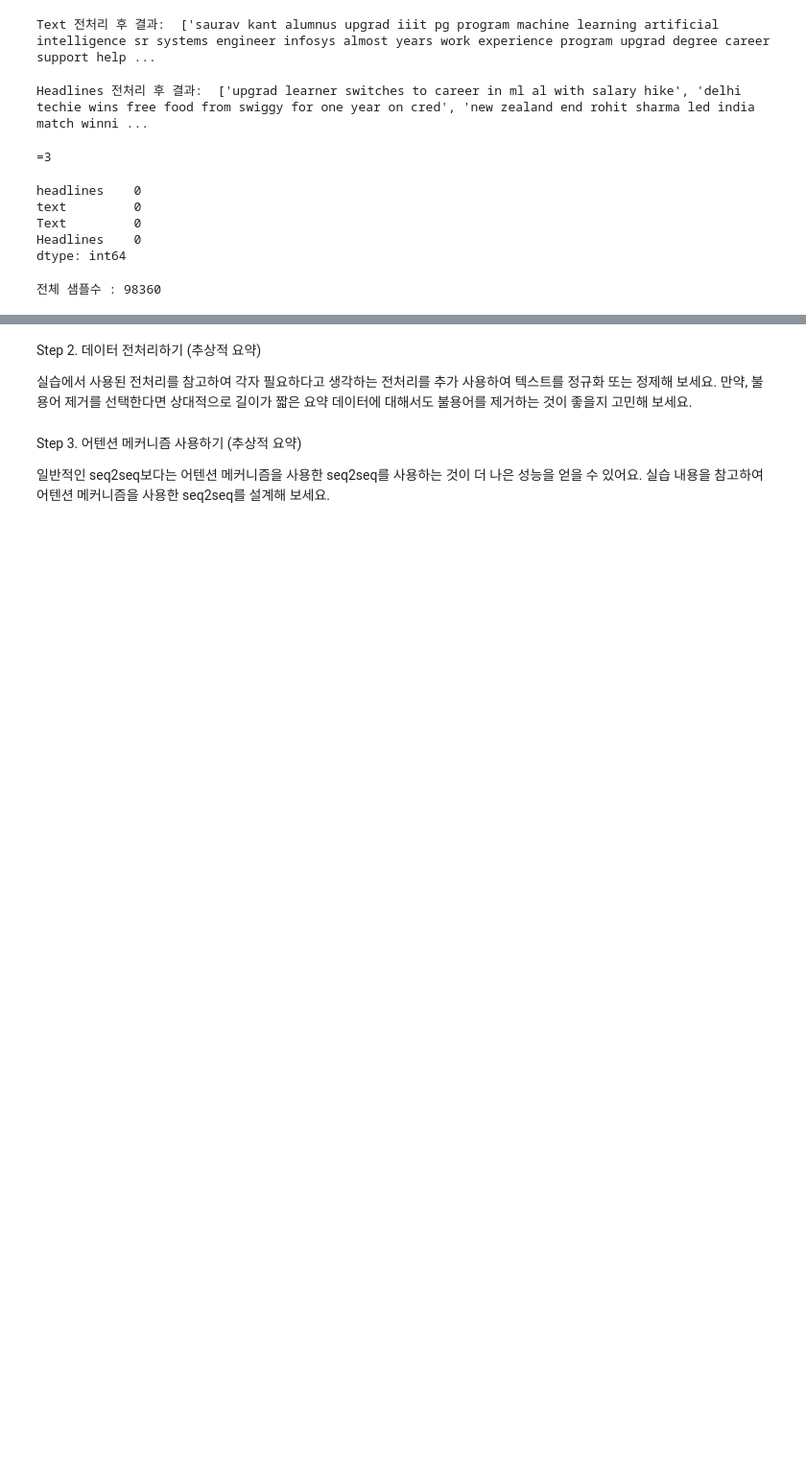
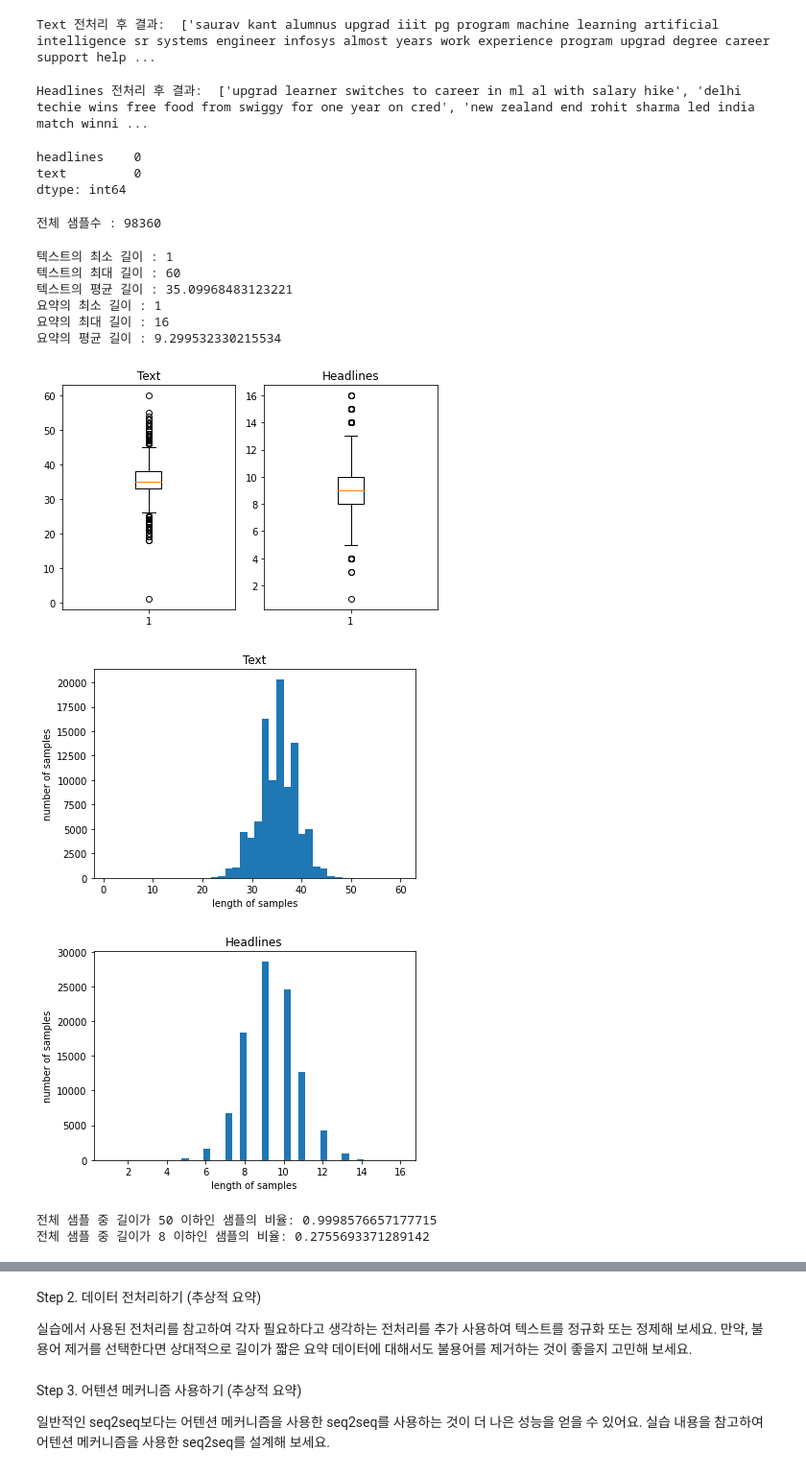
Before and after one commit to yhs2773/AIFFEL, a Jupyter notebook: Exploration/12/[Exp-12] 뉴스 요약봇 만들기.ipynb, the cells around one changed output, grey strips where cells are left out. Shown at 96% size. Drawn from its saved outputs; the diff is of its cells as text; code cells hidden in the pictures; blank space fills up the shorter version.

```diff
--- a/Exploration/12/[Exp-12] 뉴스 요약봇 만들기.ipynb
+++ b/Exploration/12/[Exp-12] 뉴스 요약봇 만들기.ipynb
@@ -219,22 +216,17 @@ Headlines 전처리 후 결과:  ['upgrad learner switches to career in ml al wi
 # 보다 쉽게 확인하기 위해 데이터들을 데이터프레임에 재저장할게요.
 # 빈(empty) 값을 가진 샘플들이 있다면, 모두 Null 값을 가진 샘플로 대체해요.
 
-data['Text'] = clean_text
-data['Headlines'] = clean_headlines
+data['text'] = clean_text
+data['headlines'] = clean_headlines
 
 # 빈 값을 Null 값으로 변환
 data.replace('', np.nan, inplace=True)
-print('=3')
-# %% [output]
-=3
 # %%
 # 이전과 같이 .isnull().sum()을 사용해서 Null 값이 생겼는지 해볼게요.
 data.isnull().sum()
 # %% [output]
 headlines    0
 text         0
-Text         0
-Headlines    0
 dtype: int64
 # %%
 # Summary 열에서 70개의 Null 값이 생겼네요.
@@ -247,40 +239,50 @@ print('전체 샘플수 :', (len(data)))
 # %%
 # 필요 없는 단어를 모두 솎아낸 데이터를 가지게 되었으니, 이제 훈련에 사용할 샘플의 최대 길이를 정해줄 차례에요.
 
-# Text와 Summary의 최소, 최대, 평균 길이를 구하고 또한 길이 분포를 시각화해서 볼게요.
+# Text와 Headlines의 최소, 최대, 평균 길이를 구하고 또한 길이 분포를 시각화해서 볼게요.
 # 길이 분포 출력
 import matplotlib.pyplot as plt
 
-text_len = [len(s.split()) for s in data['Text']]
-summary_len = [len(s.split()) for s in data['Summary']]
+text_len = [len(s.split()) for s in data['text']]
+headlines_len = [len(s.split()) for s in data['headlines']]
 
 print('텍스트의 최소 길이 : {}'.format(np.min(text_len)))
 print('텍스트의 최대 길이 : {}'.format(np.max(text_len)))
 print('텍스트의 평균 길이 : {}'.format(np.mean(text_len)))
-print('요약의 최소 길이 : {}'.format(np.min(summary_len)))
-print('요약의 최대 길이 : {}'.format(np.max(summary_len)))
-print('요약의 평균 길이 : {}'.format(np.mean(summary_len)))
+print('요약의 최소 길이 : {}'.format(np.min(headlines_len)))
+print('요약의 최대 길이 : {}'.format(np.max(headlines_len)))
+print('요약의 평균 길이 : {}'.format(np.mean(headlines_len)))
 
 plt.subplot(1,2,1)
 plt.boxplot(text_len)
 plt.title('Text')
 plt.subplot(1,2,2)
-plt.boxplot(summary_len)
-plt.title('Summary')
+plt.boxplot(headlines_len)
+plt.title('Headlines')
 plt.tight_layout()
 plt.show()
 
 plt.title('Text')
 plt.hist(text_len, bins = 40)
 plt.xlabel('length of samples')
 plt.ylabel('number of samples')
 plt.show()
 
-plt.title('Summary')
-plt.hist(summary_len, bins = 40)
+plt.title('Headlines')
+plt.hist(headlines_len, bins = 40)
 plt.xlabel('length of samples')
 plt.ylabel('number of samples')
 plt.show()
+# %% [output]
+텍스트의 최소 길이 : 1
+텍스트의 최대 길이 : 60
+텍스트의 평균 길이 : 35.09968483123221
+요약의 최소 길이 : 1
+요약의 최대 길이 : 16
+요약의 평균 길이 : 9.299532330215534
+[figure, added]
+[figure, added]
+[figure, added]
 # %%
 # 이로부터 Text의 최대 길이와 Summary의 적절한 최대 길이를 임의로 정해볼게요.
 text_max_len = 50
@@ -297,8 +299,11 @@ def below_threshold_len(max_len, nested_list):
   print('전체 샘플 중 길이가 %s 이하인 샘플의 비율: %s'%(max_len, (cnt / len(nested_list))))
 # %%
 # 이렇게 만든 함수를 Text와 Summary에 적용해 우리가 결정한 임의의 길이가 몇%의 샘플까지 포함하는지 볼 수 있겠죠.
-below_threshold_len(text_max_len, data['Text'])
-below_threshold_len(summary_max_len,  data['Summary'])
+below_threshold_len(text_max_len, data['text'])
+below_threshold_len(headlines_max_len,  data['headlines'])
+# %% [output]
+전체 샘플 중 길이가 50 이하인 샘플의 비율: 0.9998576657177715
+전체 샘플 중 길이가 8 이하인 샘플의 비율: 0.2755693371289142
 # %%
 # 각각 50과 8로 패딩을 하게 되면 해당 길이보다 긴 샘플들은 내용이 잘리게 되는데,
 # Text 열의 경우에는 약 23%의 샘플들이 내용이 망가지게 된다고 하네요.
```
Also changed, not shown: parts of 40 cells of this notebook, 1 other file.
